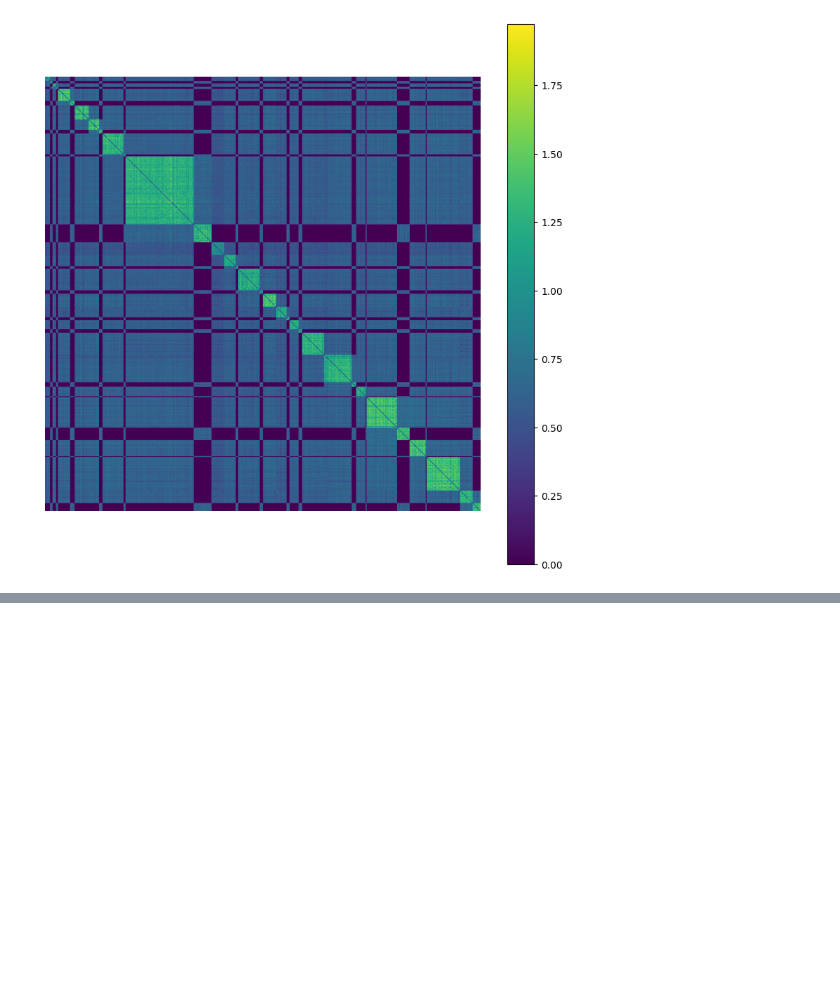
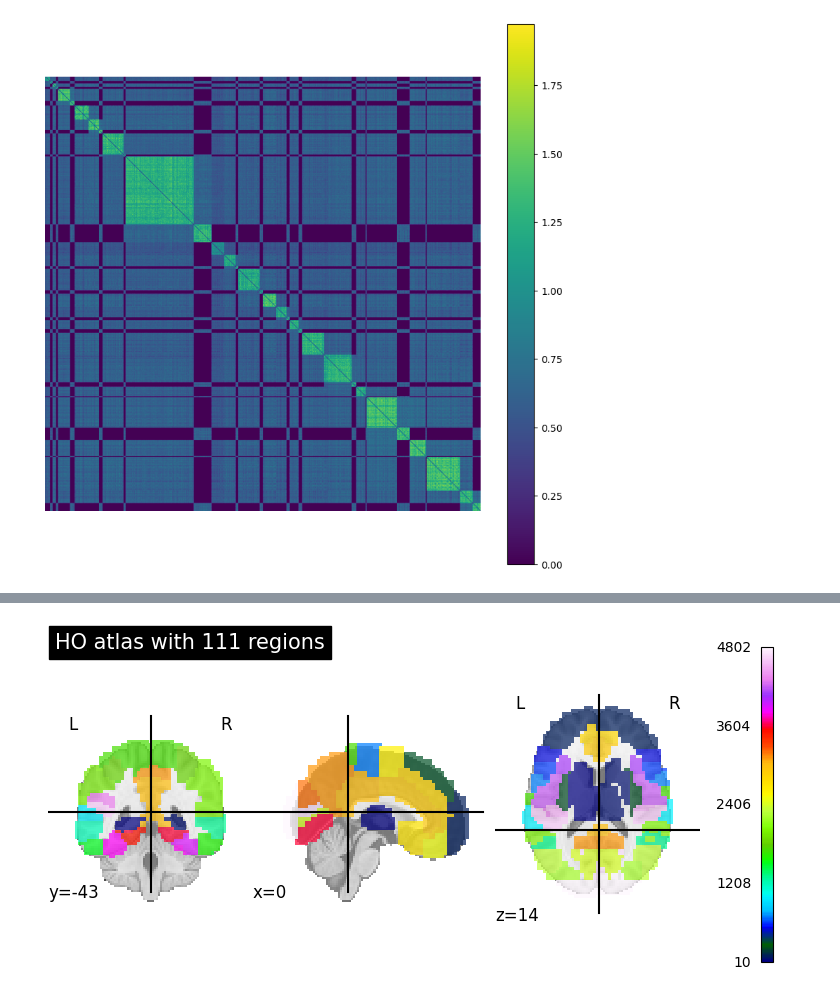
Before and after one commit to balthazarneveu/spectral_graph_convolutions, a Jupyter notebook: ABIDE_dataset/visualize_data.ipynb, the cells around one changed output, grey strips where cells are left out. Drawn from its saved outputs; the diff is of its cells as text; code cells hidden in the pictures; blank space fills up the shorter version.

```diff
--- a/ABIDE_dataset/visualize_data.ipynb
+++ b/ABIDE_dataset/visualize_data.ipynb
@@ -118,9 +118,21 @@ from medigraph.data.abide import AbideData
 from pathlib import Path
 import numpy as np
 import matplotlib.pyplot as plt
+from nilearn import plotting
 import pandas as pd
+from sklearn.linear_model import RidgeClassifier
+from sklearn.feature_selection import RFE
+from glob import glob
+import seaborn as sns
 
-fixed_size = (10, 10)
+
+
+DEFAULT_ABIDE_NAME = "__ABIDE_dataset"
+root_folder = Path().resolve().parent.absolute()
+print('root', root_folder)
+data_folder = root_folder/ DEFAULT_ABIDE_NAME
+print('data', data_folder)
+
 path_to_figures = Path().resolve().parent / 'report' / 'figures'
 print(path_to_figures)
 # %% [output]
@@ -186,0 +259,5 @@ fig.savefig(path_to_figures / "sorted_adjacency_by_site_id_by_sex.png")
+# %%
+# Fetch the atlas
+atlas_ho_filename = glob(str(data_folder)+'/*atlas*')[0]
+atlas_labels_filename = glob(str(data_folder)+'/*labels*')[0]
+subject_ind = 0
@@ -186,0 +291,11 @@ fig.savefig(path_to_figures / "sorted_adjacency_by_site_id_by_sex.png")
+# %%
+# Plot the atlas using nilearn.plotting
+plotting.plot_roi(atlas_ho_filename,
+                view_type='contours',
+                # vmin=3000,
+                # # vmax=4802,
+                colorbar=True,
+                title='HO atlas with 111 regions')
+plt.show()
+# %% [output]
+[figure, added]
```
Also changed, not shown: parts of 27 cells of this notebook, 7 other files.
